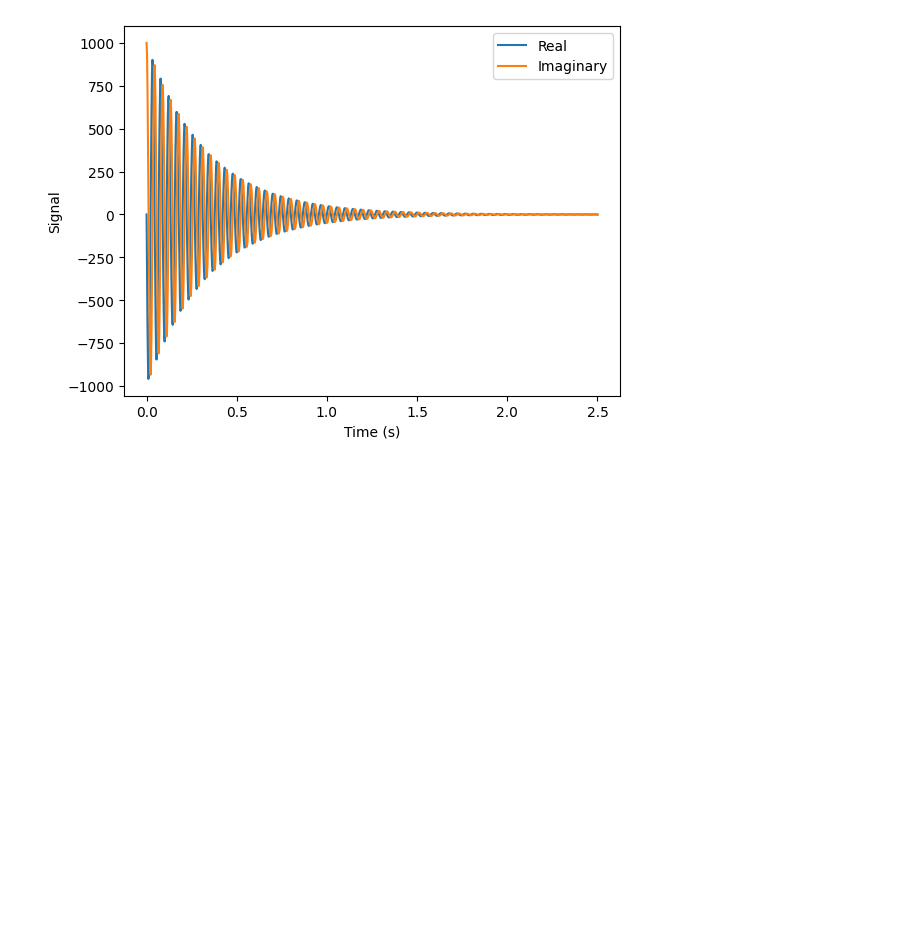
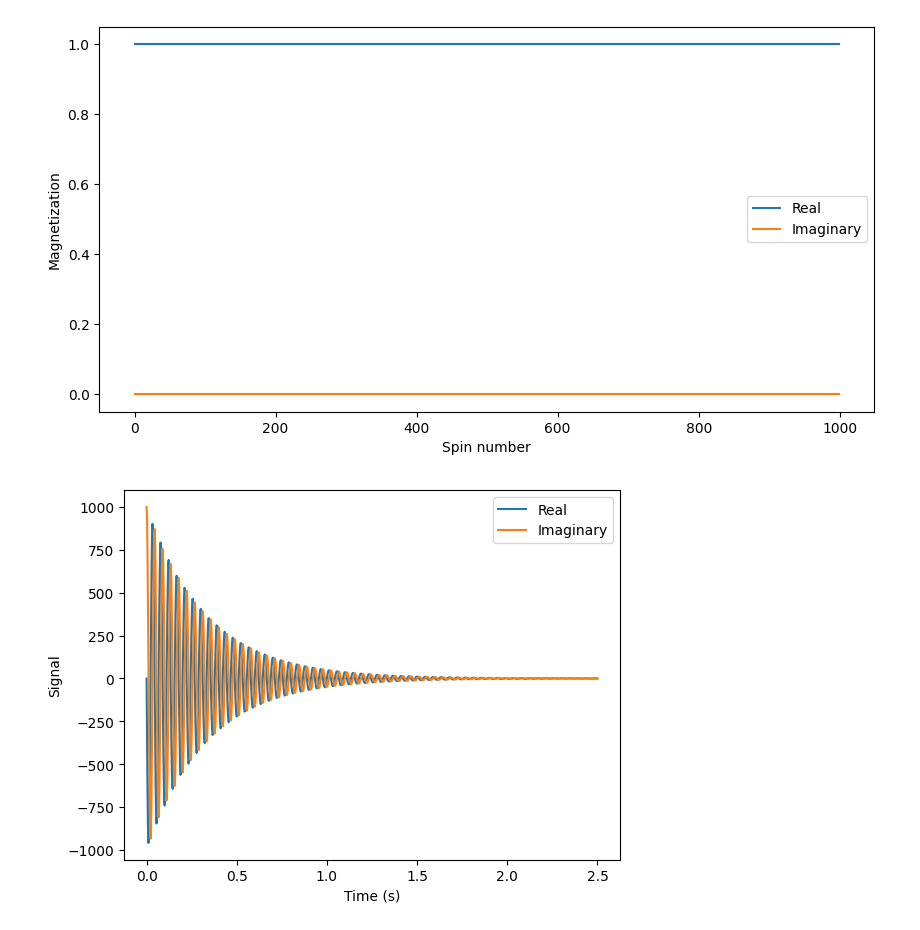
Before and after one commit to MaxStrey/Martinos_MR, a Jupyter notebook: Martinos_project/phantom_generation/phantom_3.ipynb, the cells around one changed output. Saved outputs shown, nothing was run; the diff lists cells and outputs as text; code cells hidden in the pictures; blank space fills up the shorter version.

Commit message:
pushing the modified mixing_sig file and phantom 3 which I added a plot for the actual phantom

```diff
--- a/Martinos_project/phantom_generation/phantom_3.ipynb
+++ b/Martinos_project/phantom_generation/phantom_3.ipynb
@@ -1,8 +1,19 @@
 # %%
 import numpy as np
+import matplotlib.pyplot as plt
 
 N_spins = 1000  # Number of spins in the phantom
 phantom = np.ones(N_spins, dtype=np.complex128)  # All spins start in equilibrium state
+#Plot the phantom
+plt.figure(figsize=(10, 5))
+plt.plot(np.real(phantom), label='Real')
+plt.plot(np.imag(phantom), label='Imaginary')
+plt.xlabel('Spin number')
+plt.ylabel('Magnetization')
+plt.legend()
+plt.show()
+# %% [output]
+[figure, added]
 # %%
 angle = np.pi / 2  # 90 degree flip
 phantom *= np.exp(1j * angle)  # Rotate each spin by 90 degrees
```
Also changed, not shown: 1 other file.
